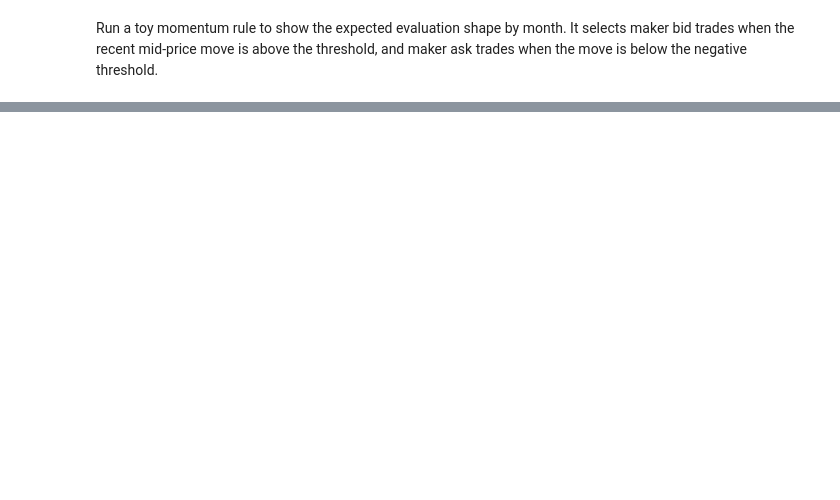
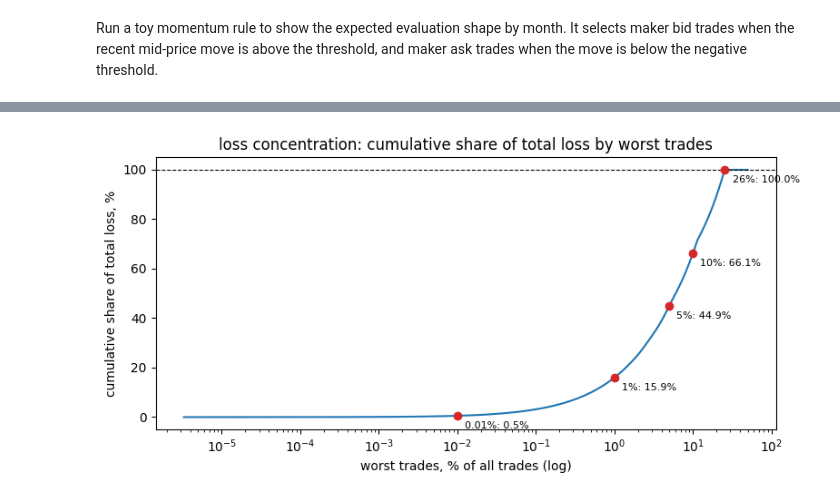
Before and after one commit to AntoineduFresne/crypto-market-making-ml, a Jupyter notebook: notebooks/starter_samples.ipynb, the cells around one changed output, grey strips where cells are left out. Cells and saved outputs as stored; diff of their text form; code cells hidden in the pictures; blank space fills up the shorter version.

```diff
--- a/notebooks/starter_samples.ipynb
+++ b/notebooks/starter_samples.ipynb
@@ -83,0 +557,78 @@ toy_strategy_stats(samples, threshold_bps=0.0)
+# %%
+# Where do the losses come from? I ask three things below:
+# (A) are they a few big disasters or lots of small cuts, (B) what do the single worst
+# trades look like, and (C) which days were the worst.
+import numpy as np
+import pandas as pd
+import matplotlib.pyplot as plt
+
+# work on a copy so the added column doesn't touch the cached samples
+d = samples.copy()
+# profit in basis points, bps = pi * 1e4 (easier to read than the raw fraction)
+d["bps"] = d["profit_1s_with_rebate"] * 1e4
+# N = total number of trades
+N = len(d)
+# pi(x) for every trade, the raw returns
+ret = d["profit_1s_with_rebate"]
+# total_pos = sum of pi over the winners (pi > 0): everything the winners made
+total_pos = ret[ret > 0].sum()
+# total_neg = sum of pi over the losers (pi < 0): everything the losers lost (negative)
+total_neg = ret[ret < 0].sum()
+# counts of winners and losers
+n_win = int((ret > 0).sum())
+n_los = int((ret < 0).sum())
+# winners: count, summed return, and average in bps (total_pos / n_win * 1e4)
+print(f"winners {n_win:,}  total +{total_pos:,.1f}  avg {total_pos / n_win * 1e4:+.2f} bps")
+# losers: same three numbers
+print(f"losers  {n_los:,}  total {total_neg:,.1f}  avg {total_neg / n_los * 1e4:+.2f} bps")
+# how many losers per winner
+print(f"losers / winners ratio = {n_los / n_win:.2f}")
+
+# (A) Loss concentration: rank every trade worst-first and plot the cumulative share of the total
+# loss against the fraction of trades, out to the worst 50%; the labelled dots give the exact
+# share at a few percentiles.
+ret_sorted = np.sort(ret.to_numpy())                  # all pi, most negative first
+cum_loss = np.cumsum(ret_sorted) / total_neg          # cumulative loss share; reaches 1 at the last loser
+# log-spaced ranks out to the worst 50% of trades (the loss plateaus at 100% past the losers, ~26%)
+idx = np.unique(np.geomspace(1, int(N * 0.5), 600).astype(int)) - 1
+plt.figure(figsize=(8, 4))
+plt.plot((idx + 1) / N * 100, cum_loss[idx] * 100, "-")
+plt.xscale("log")
+# mark a few percentiles worst-first and label their cumulative share
+for q in [0.0001, 0.01, 0.05, 0.10, n_los / N]:
+    k = int(N * q)
+    y = cum_loss[k - 1] * 100
+    plt.scatter(q * 100, y, color="tab:red", zorder=3)
+    plt.annotate(f"{q*100:.2g}%: {y:.1f}%", (q * 100, y), textcoords="offset points", xytext=(6, -10), fontsize=8)
+plt.axhline(100, color="black", lw=0.8, ls="--")      # all the loss, reached at the loser share (~26%)
+plt.title("loss concentration: cumulative share of total loss by worst trades")
+plt.xlabel("worst trades, % of all trades (log)")
+plt.ylabel("cumulative share of total loss, %")
+plt.tight_layout(); plt.show()
+# trades worse than -20 bps (pi < -20 bps), the blow-ups by value not by rank
+blow = ret[d["bps"] < -20]
+print(f"worse than -20 bps ({len(blow):,}): {blow.sum():.1f}  = {blow.sum() / total_neg:.1%} of all losses")
+
+# (B) The single worst trades: every trade worse than -100 bps (a 1% loss in one second).
+worst = d[d["bps"] < -100].sort_values("bps")         # worst first
+# turn their server_time (microseconds since epoch) into a readable UTC timestamp
+worst["utc"] = pd.to_datetime(worst["server_time"], unit="us")
+print(f"\n=== trades worse than -100 bps ({len(worst)}) ===")
+# show only the columns that matter for spotting a pattern
+print(worst[["date", "utc", "dir", "price", "volume", "sol_mid_move_1s_bps", "bps"]].to_string(index=False))
+
+# (C) The worst days: every day that loses more than twice the median daily return.
+# per day: count of trades, summed pi (the accept-all daily score), and the single worst bps
+day = d.groupby("date").agg(
+    n=("bps", "size"),
+    sum_profit=("profit_1s_with_rebate", "sum"),
+    worst_bps=("bps", "min"),
+)
+# add a column: how many trades that day were below -20 bps (count of the indicator pi < -20 bps)
+day["n_below_m20bps"] = d.assign(x=d["bps"] < -20).groupby("date")["x"].sum().astype(int)
+# threshold = twice the median daily summed return; keep the days below it, worst first
+thr = 2 * day["sum_profit"].median()
+bad = day[day["sum_profit"] < thr].sort_values("sum_profit")
+print(f"\n=== days worse than 2x the median day ({thr:.1f}): {len(bad)} of {len(day)} ===")
+print(bad.to_string())
+# %% [output]
@@ -83,0 +638 @@ toy_strategy_stats(samples, threshold_bps=0.0)
+[figure, added]
```
Also changed, not shown: parts of 78 cells of this notebook, 8 other files.
